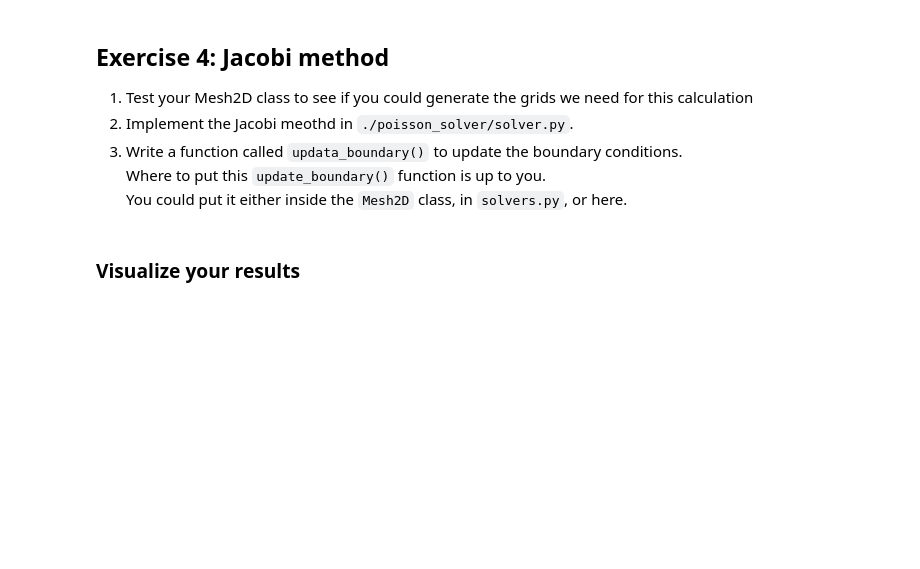
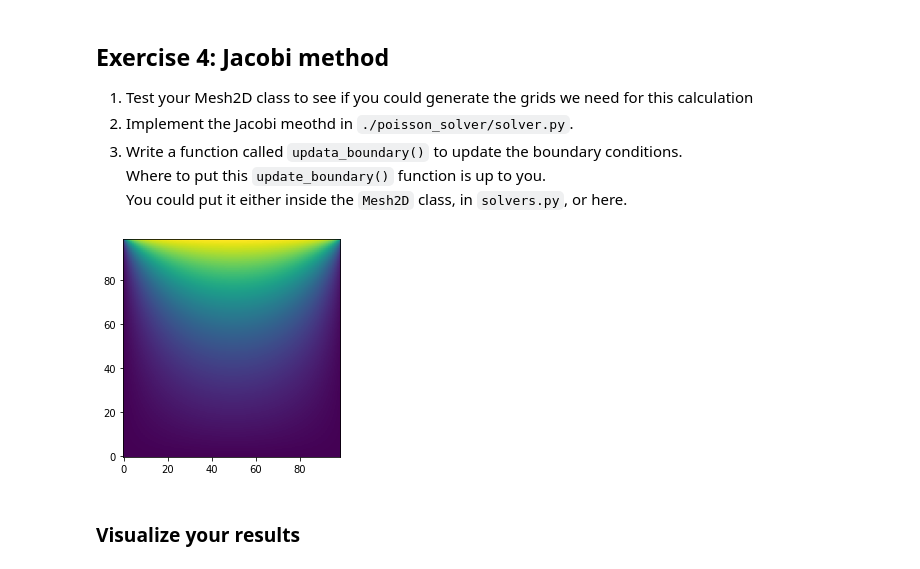
Before and after one commit to Jim137/ComputationalPhysicsLab, a Jupyter notebook: Lab3/2_iteractive_methods.ipynb, the cells around one changed output. Drawn from its saved outputs; the diff is of its cells as text; code cells hidden in the pictures; blank space fills up the shorter version.

```diff
--- a/Lab3/2_iteractive_methods.ipynb
+++ b/Lab3/2_iteractive_methods.ipynb
@@ -20,5 +20,10 @@ from poisson_solver.solvers import *
 3. Write a function called `updata_boundary()` to update the boundary conditions.\
    Where to put this `update_boundary()` function is up to you.\
    You could put it either inside the `Mesh2D` class, in `solvers.py`, or here.
+# %%
+mesh = Mesh2D(100,100,2,xmin=0.0,xmax=1.0,ymin=0.0,ymax=1.0)
+mesh, err = relax(mesh,1e-6,'jacobi',bcdown=lambda x: 0.0,bcup=lambda x: 1.0,bcleft=lambda x: 0.0,bcright=lambda x: 0.0)
+# %% [output]
+[figure, added]
 # %% [markdown]
 ### Visualize your results
```
Also changed, not shown: parts of 8 cells of this notebook, 3 other files.
